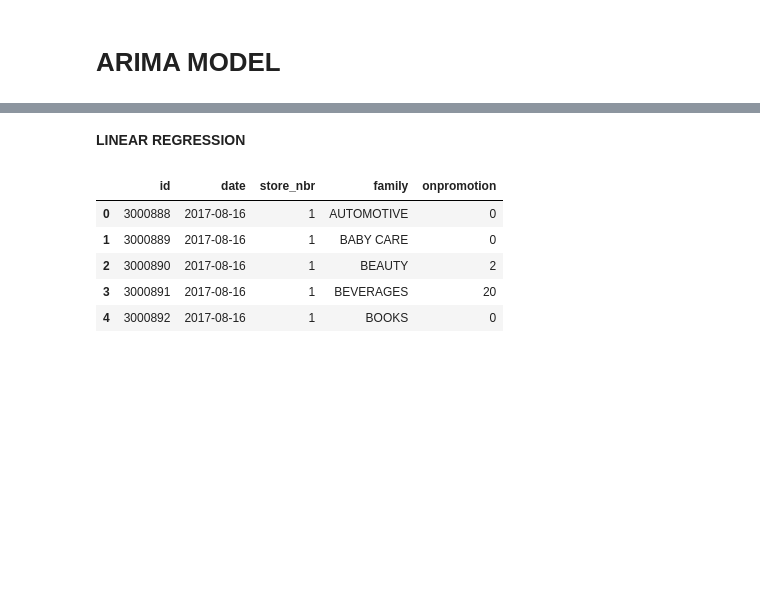
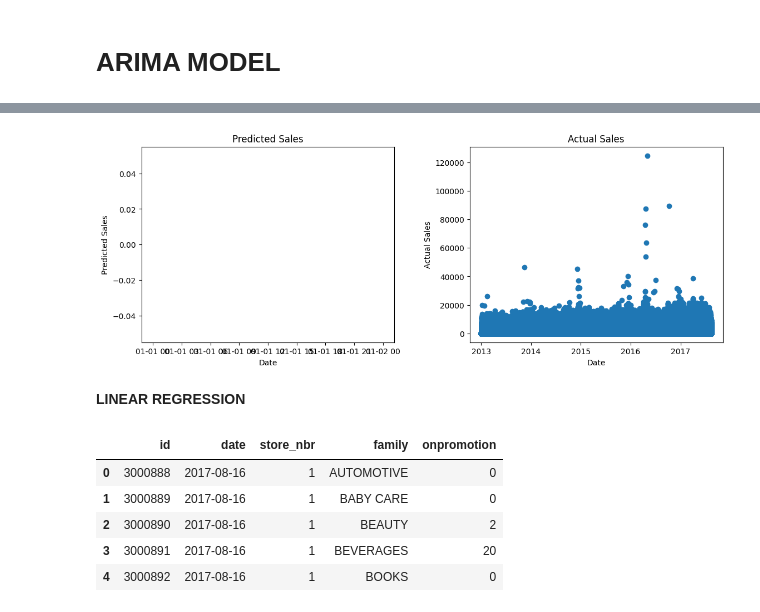
Before and after one commit to musah29/Sales_Forecast_Regression_Analysis, a Jupyter notebook: TIME_SERIES_FORECAST_FAVORITA_STORES.ipynb, the cells around one changed output, grey strips where cells are left out. Drawn from its saved outputs; the diff is of its cells as text; code cells hidden in the pictures; blank space fills up the shorter version.

```diff
--- a/TIME_SERIES_FORECAST_FAVORITA_STORES.ipynb
+++ b/TIME_SERIES_FORECAST_FAVORITA_STORES.ipynb
@@ -1018,3 +1058,33 @@ train_set.plot()
+# %%
+# Fit ARIMA model
+model_ar = ARIMA(train_ar['sales'], order=(1,1,1))
+model_fit_ar = model_ar.fit()
+# %%
+# Make predictions on the test set
+test_ar['predicted_sales'] = model_fit_ar.forecast(steps=len(test_ar))
+# %%
+
+fig, ax = plt.subplots(nrows=1, ncols=2, figsize=(12,5))
+
+# Plot predicted sales in test data
+ax[0].scatter(test_ar.index, test_ar['predicted_sales'])
+ax[0].set_xlabel('Date')
+ax[0].set_ylabel('Predicted Sales')
+ax[0].set_title('Predicted Sales')
+
+# Plot actual sales in train data
+ax[1].scatter(train_ar.index, train_ar['sales'])
+ax[1].set_xlabel('Date')
+ax[1].set_ylabel('Actual Sales')
+ax[1].set_title('Actual Sales')
+
+# Create space between the two subplots
+fig.tight_layout(pad=3.0)
+
+# Show the plot
+plt.show()
+# %% [output]
+[figure, added]
 # %% [markdown]
 **LINEAR REGRESSION**
 # %%
```
Also changed, not shown: parts of 21 cells of this notebook.
